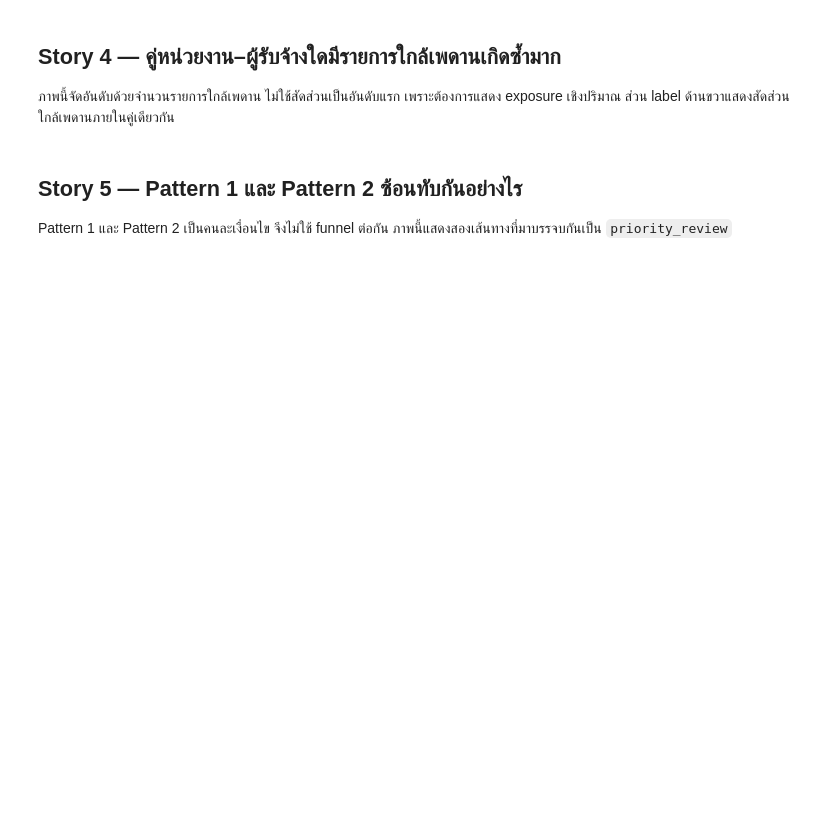
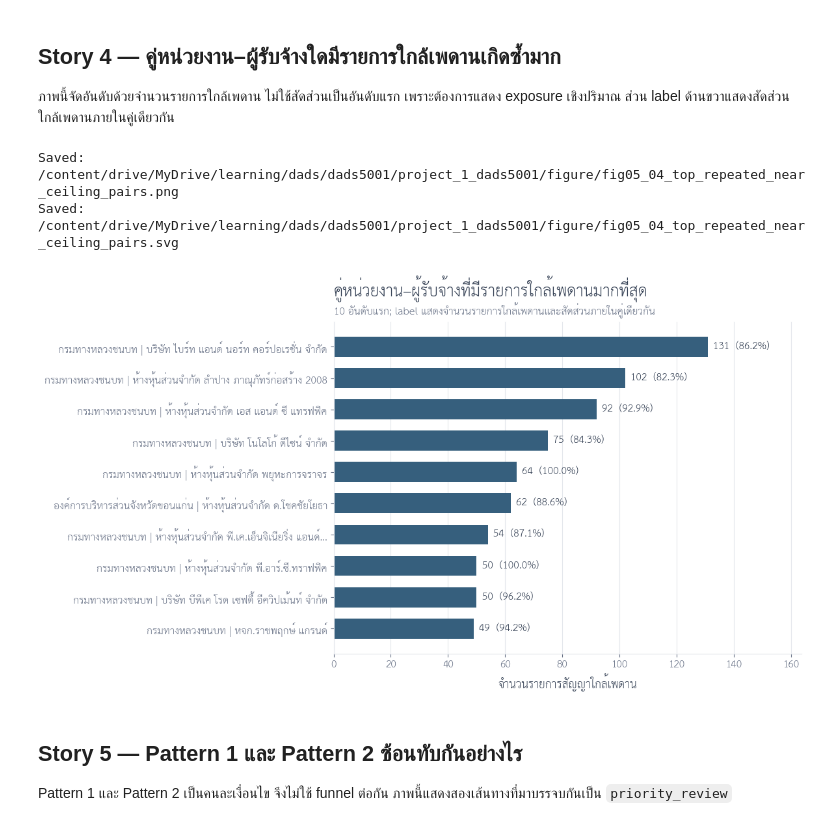
Before and after one commit to mdanmek/nida-dads-notes, a Jupyter notebook: dads5001-data-tools/project/eda/05_construction_storytelling_visuals_2569.ipynb, the cells around one changed output. Saved outputs shown, nothing was run; the diff lists cells and outputs as text; code cells hidden in the pictures; blank space fills up the shorter version.

```diff
--- a/dads5001-data-tools/project/eda/05_construction_storytelling_visuals_2569.ipynb
+++ b/dads5001-data-tools/project/eda/05_construction_storytelling_visuals_2569.ipynb
@@ -135,7 +148,9 @@ print(f'รายการตรวจสอบลำดับแรก: {len(pr
 - แดง: รายการตรวจสอบลำดับแรก
 - เทา: ข้อมูลเปรียบเทียบ
 # %%
-FIG_SIZE = (12, 6.75)\nEXPORT_DPI = 180\n\nCOLORS = {
+FIG_SIZE = (12, 6.75)
+EXPORT_DPI = 180
+COLORS = {
     'primary': '#365F7D',
     'secondary': '#6F8FA6',
     'highlight': '#D9822B',
@@ -460,7 +487,7 @@ top_repeated_pairs = (
 
 top_repeated_pairs['คู่หน่วยงาน–ผู้รับจ้าง'] = [
     shorten(
-        f'{agency} — {supplier}',
+        f'{agency} | {supplier}',
         width=66,
         placeholder='…'
     )
@@ -480,33 +507,37 @@ bars = ax.barh(
     color=COLORS['primary'],
     height=0.64
 )
 
 labels = [
     f'{count:,.0f}  ({share:.1f}%)'
     for count, share in zip(
         plot_data['จำนวนสัญญาใกล้เพดาน'],
         plot_data['สัดส่วนจำนวนใกล้เพดาน (%)']
     )
 ]
 
 ax.bar_label(
     bars,
     labels=labels,
     padding=6,
     fontsize=11,
     color=COLORS['text']
 )
 
 ax.set_title('คู่หน่วยงาน–ผู้รับจ้างที่มีรายการใกล้เพดานมากที่สุด', pad=28)
 add_subtitle(ax, '10 อันดับแรก; label แสดงจำนวนรายการใกล้เพดานและสัดส่วนภายในคู่เดียวกัน')
 ax.set_xlabel('จำนวนรายการสัญญาใกล้เพดาน')
 ax.set_ylabel('')
 ax.set_xlim(0, plot_data['จำนวนสัญญาใกล้เพดาน'].max() * 1.25)
 clean_axis(ax, grid_axis='x')
 
 fig.tight_layout()
 save_figure(fig, 'fig05_04_top_repeated_near_ceiling_pairs')
 plt.show()
+# %% [output]
+Saved: /content/drive/MyDrive/learning/dads/dads5001/project_1_dads5001/figure/fig05_04_top_repeated_near_ceiling_pairs.png
+Saved: /content/drive/MyDrive/learning/dads/dads5001/project_1_dads5001/figure/fig05_04_top_repeated_near_ceiling_pairs.svg
+[figure, added]
 # %% [markdown]
 ## Story 5 — Pattern 1 และ Pattern 2 ซ้อนทับกันอย่างไร
 
```
Also changed, not shown: parts of 8 cells of this notebook.
